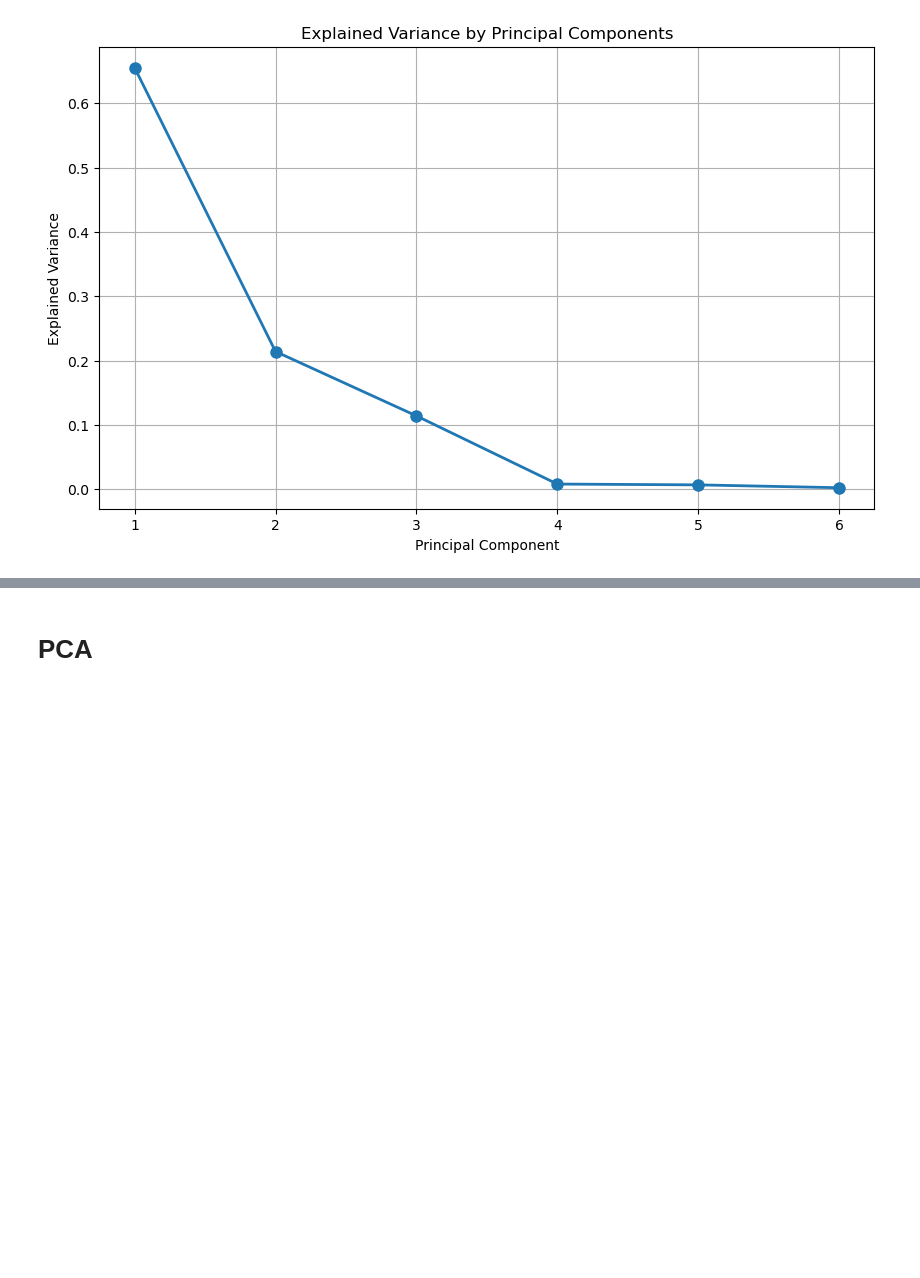
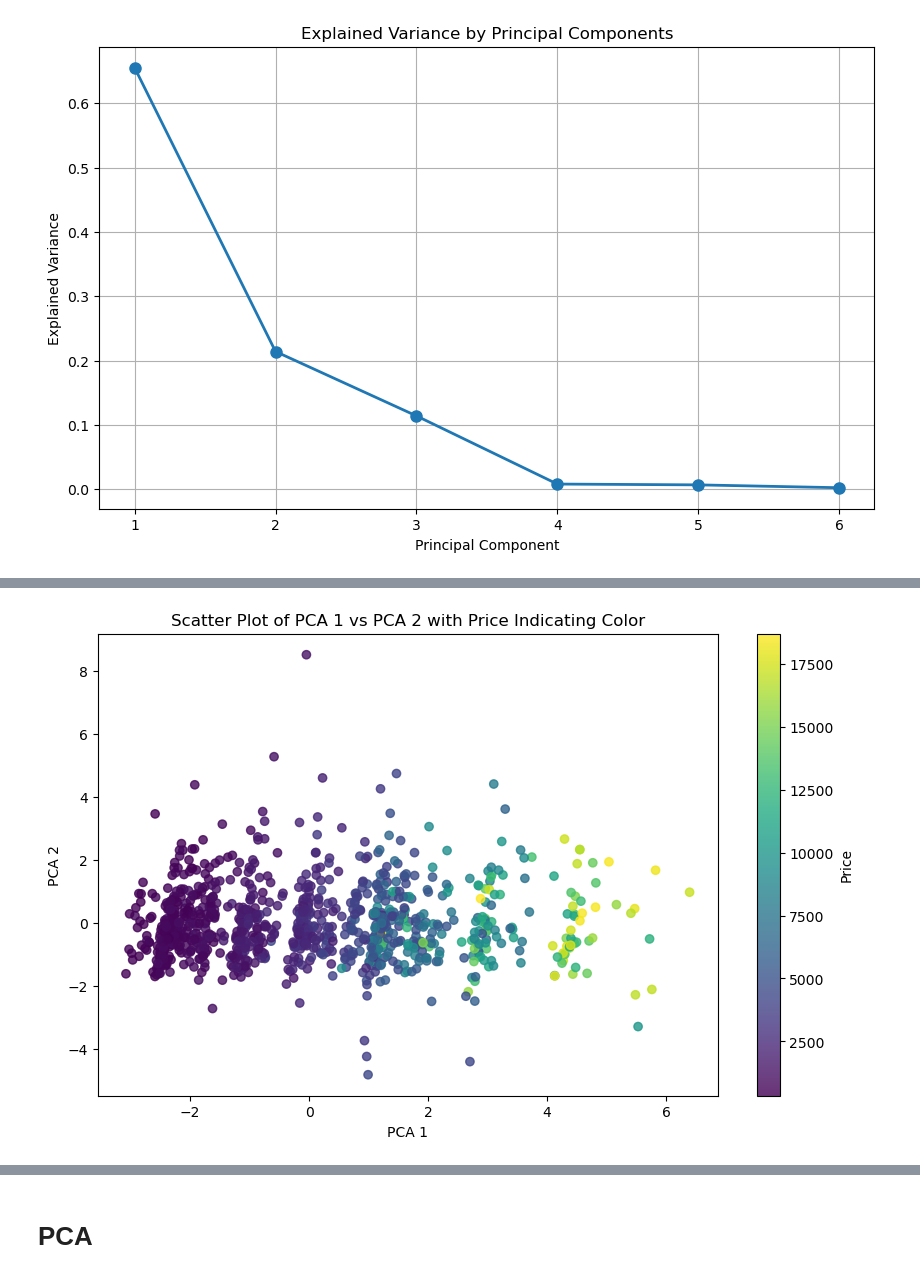
Before and after one commit to Mioupytjh/ML-and-DM, a Jupyter notebook: pca.ipynb, the cells around one changed output, grey strips where cells are left out. Saved outputs shown, nothing was run; the diff lists cells and outputs as text; code cells hidden in the pictures; blank space fills up the shorter version.

```diff
--- a/pca.ipynb
+++ b/pca.ipynb
@@ -156,0 +183,21 @@ array([[ 4.95367277e-01, -6.82243940e-04,  1.20581388e-01,
+# %%
+# Sample indices
+sample_indices = np.random.choice(Z.shape[0], size=1000, replace=False)
+
+Z_sample = Z[sample_indices, :]
+prices = df_org['price'].iloc[sample_indices]
+
+# Create scatter plot
+plt.figure(figsize=(10, 6))
+scatter = plt.scatter(Z_sample[:, 0], Z_sample[:, 1], c=prices, cmap='viridis', alpha=0.8)
+plt.xlabel('PCA 1')
+plt.ylabel('PCA 2')
+plt.title('Scatter Plot of PCA 1 vs PCA 2 with Price Indicating Color')
+
+# Add color bar
+cbar = plt.colorbar(scatter)
+cbar.set_label('Price')
+
+plt.show()
+# %% [output]
+[figure, added]
```
Also changed, not shown: parts of 12 cells of this notebook.
